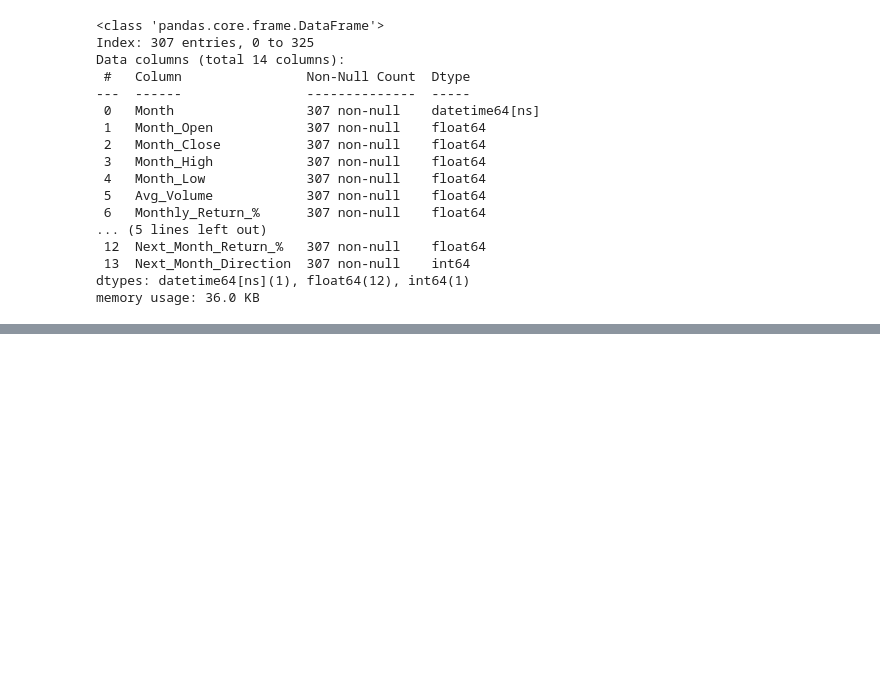
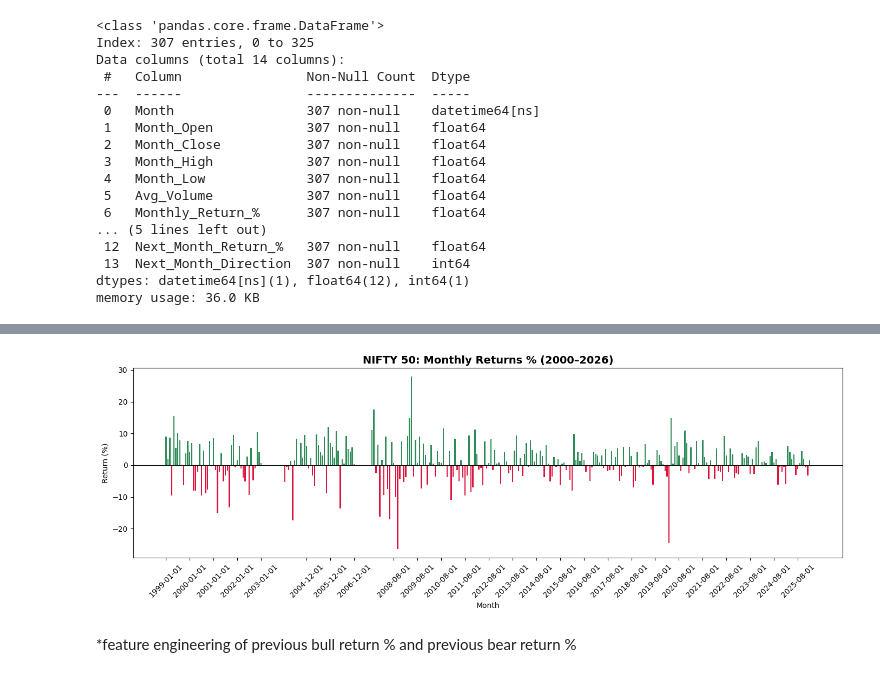
Before and after one commit to aparna-2001/nifty50-stock-price-forecasting, a Jupyter notebook: nifty50_monthly_eda_prediction_ipynb.ipynb, the cells around one changed output, grey strips where cells are left out. Cells and saved outputs as stored; diff of their text form; code cells hidden in the pictures; blank space fills up the shorter version.

```diff
--- a/nifty50_monthly_eda_prediction_ipynb.ipynb
+++ b/nifty50_monthly_eda_prediction_ipynb.ipynb
@@ -154,0 +179,17 @@ memory usage: 36.0 KB
+# %%
+plt.figure(figsize=(14, 5))
+plt.bar(monthly['Month'], monthly['Monthly_Return_%'],
+        color=monthly['Monthly_Return_%'].apply(lambda x: 'seagreen' if x > 0 else 'crimson'),
+        width=20)
+
+plt.axhline(0, color='black', linewidth=0.8)
+plt.title('NIFTY 50: Monthly Returns % (2000–2026)', fontsize=14, fontweight='bold')
+plt.xlabel('Month')
+plt.ylabel('Return (%)')
+plt.xticks(monthly['Month'][::12], rotation=45)
+plt.tight_layout()
+plt.show()
+# %% [output]
+[figure, added]
+# %% [markdown]
+*feature engineering of previous bull return % and previous bear return %
```
Also changed, not shown: parts of 21 cells of this notebook.
